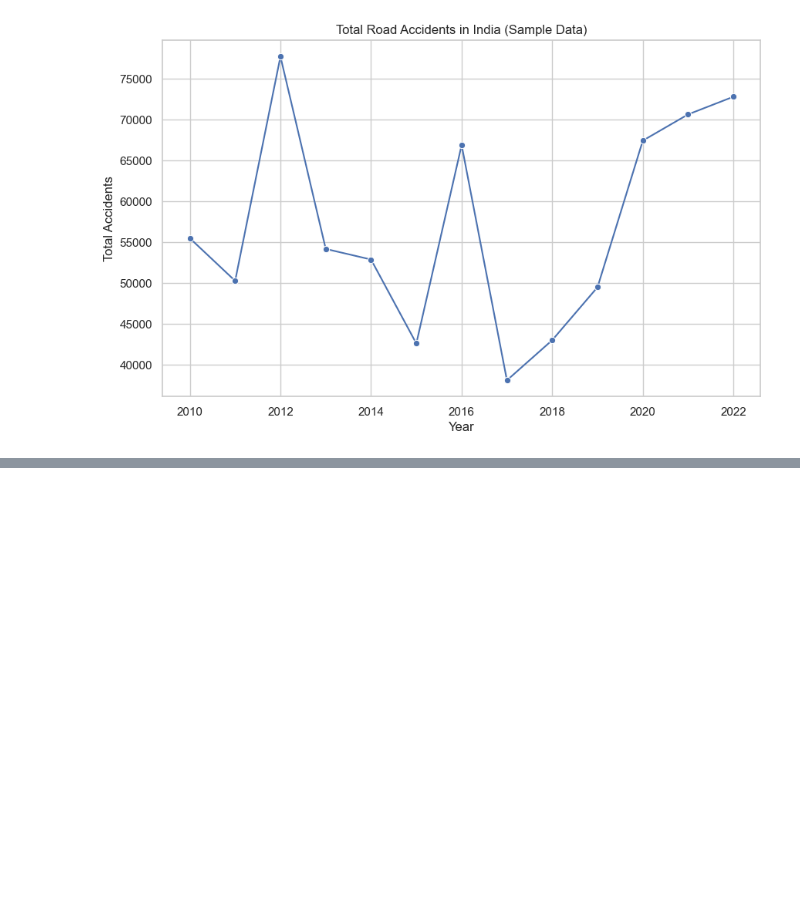
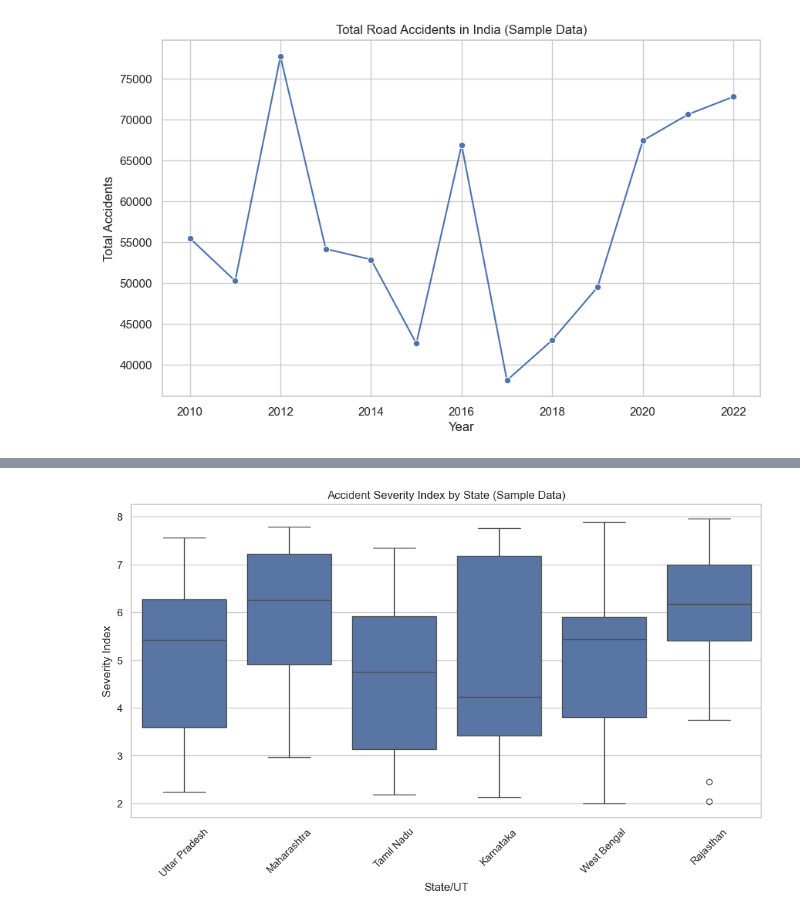
Before and after one commit to ShreyanshMishra1202/Road-Accident-Analysis, a Jupyter notebook: Untitled.ipynb, the cells around one changed output, grey strips where cells are left out. Cells and saved outputs as stored; diff of their text form; code cells hidden in the pictures; blank space fills up the shorter version.

```diff
--- a/Untitled.ipynb
+++ b/Untitled.ipynb
@@ -64,0 +84,9 @@ plt.show()
+# %%
+df['Severity Index'] = (df['Persons Killed'] / df['Total Accidents']) * 100
+plt.figure(figsize=(12,6))
+sns.boxplot(x='State/UT', y='Severity Index', data=df)
+plt.xticks(rotation=45)
+plt.title('Accident Severity Index by State (Sample Data)')
+plt.show()
+# %% [output]
+[figure, added]
```
Also changed, not shown: parts of 2 cells of this notebook, 1 other file.
